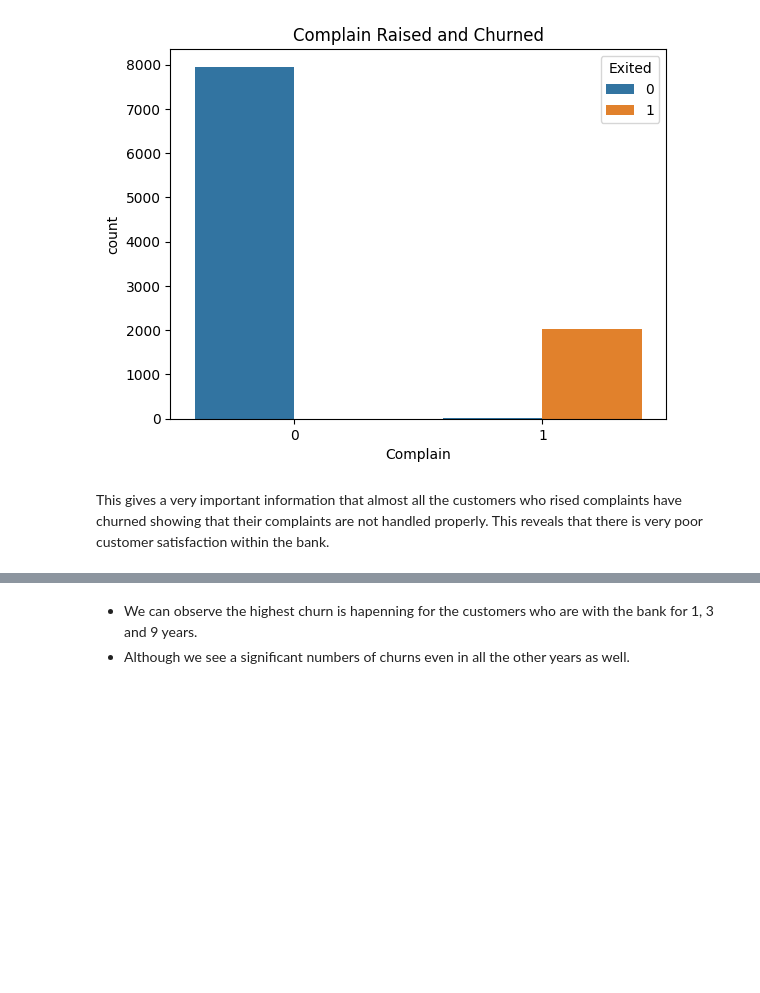
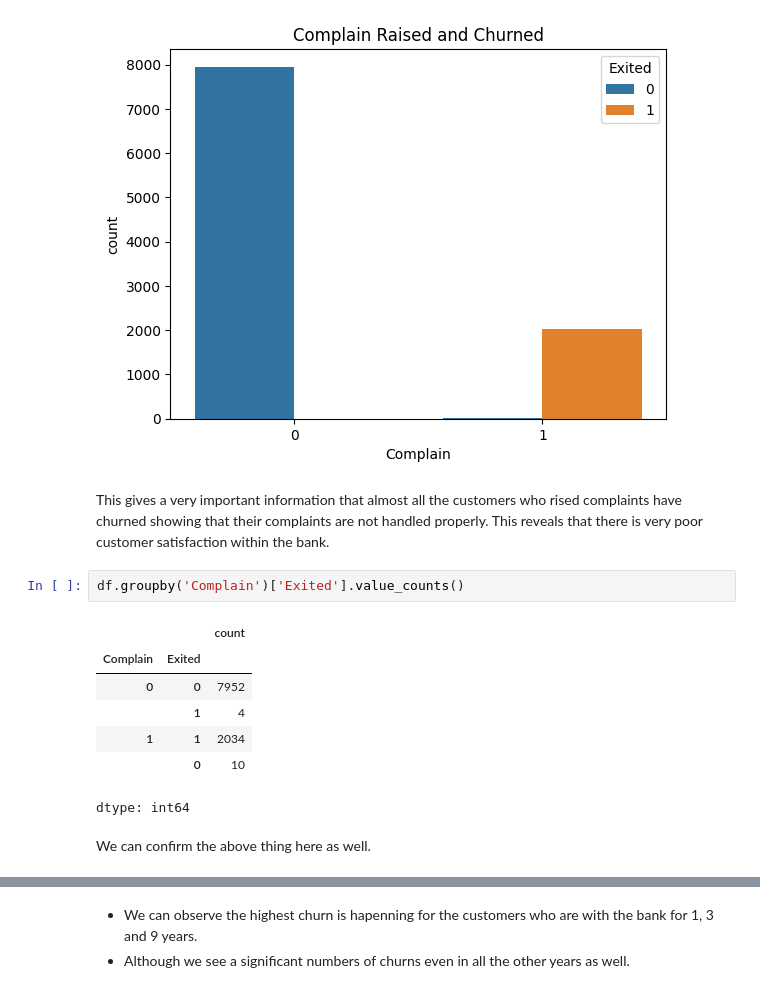
Before and after one commit to rizz045/Banking-Churn-Analysis-and-Prediction-Using-ML.ipynb, a Jupyter notebook: Banking_Churn_Analysis_and_Prediction_Using_ML.ipynb, the cells around one changed output, grey strips where cells are left out. Saved outputs shown, nothing was run; the diff lists cells and outputs as text; blank space fills up the shorter version.

```diff
--- a/Banking_Churn_Analysis_and_Prediction_Using_ML.ipynb
+++ b/Banking_Churn_Analysis_and_Prediction_Using_ML.ipynb
@@ -157,6 +182,18 @@ plt.show()
 # %% [markdown]
 This gives a very important information that almost all the customers who rised complaints have churned showing that their complaints are not handled properly.
 This reveals that there is very poor customer satisfaction within the bank.
+# %%
+df.groupby('Complain')['Exited'].value_counts()
+# %% [output]
+|  |  | count |
+| Complain | Exited |  |
+| 0 | 0 | 7952 |
+|  | 1 | 4 |
+| 1 | 1 | 2034 |
+|  | 0 | 10 |
+dtype: int64
+# %% [markdown]
+We can confirm the above thing here as well.
 # %%
 sns.countplot(x=df["Tenure"], hue=df['Exited'])
 plt.title("Churn rate based on Tenure")
```
Also changed, not shown: parts of 8 cells of this notebook.
